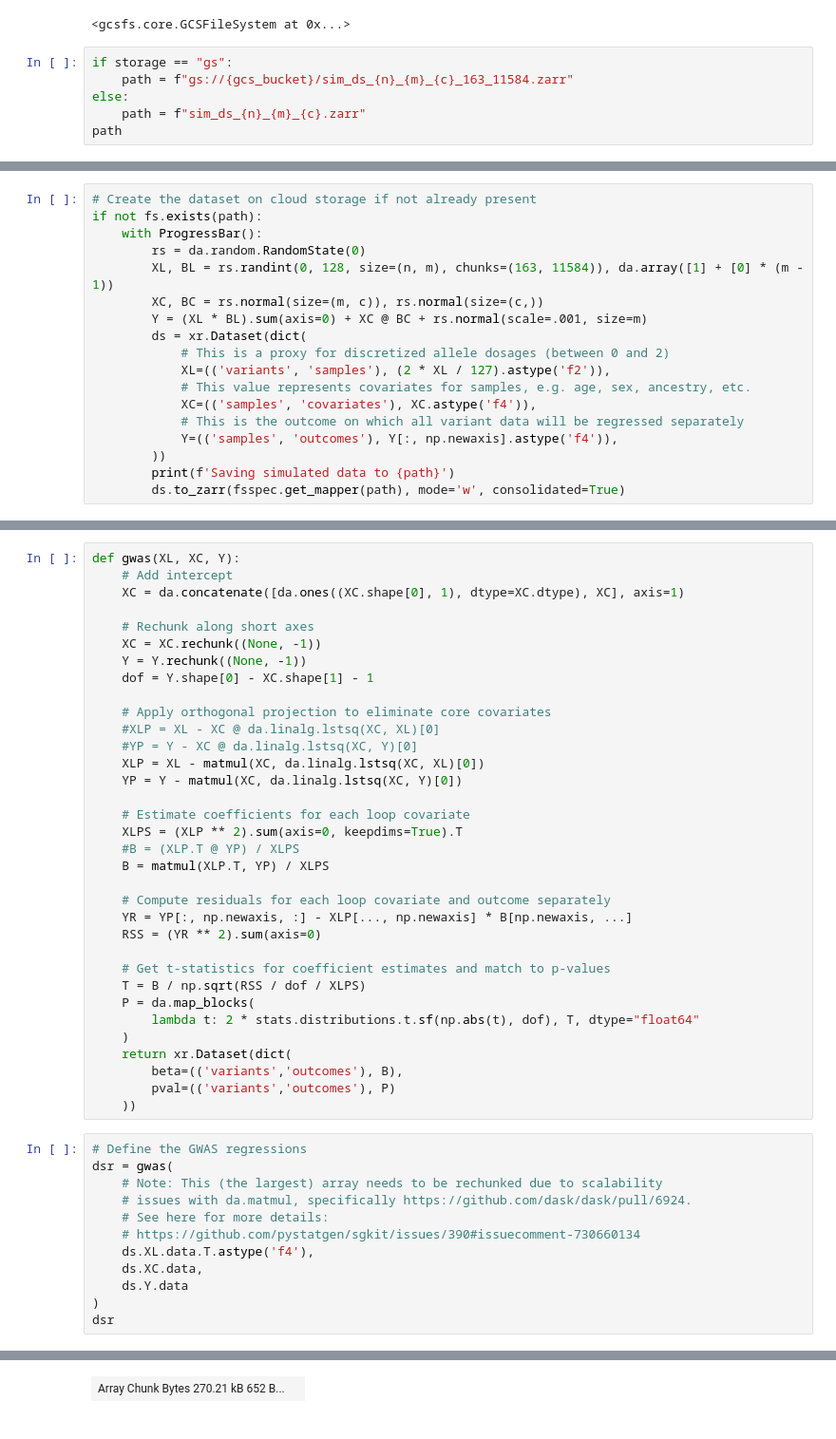
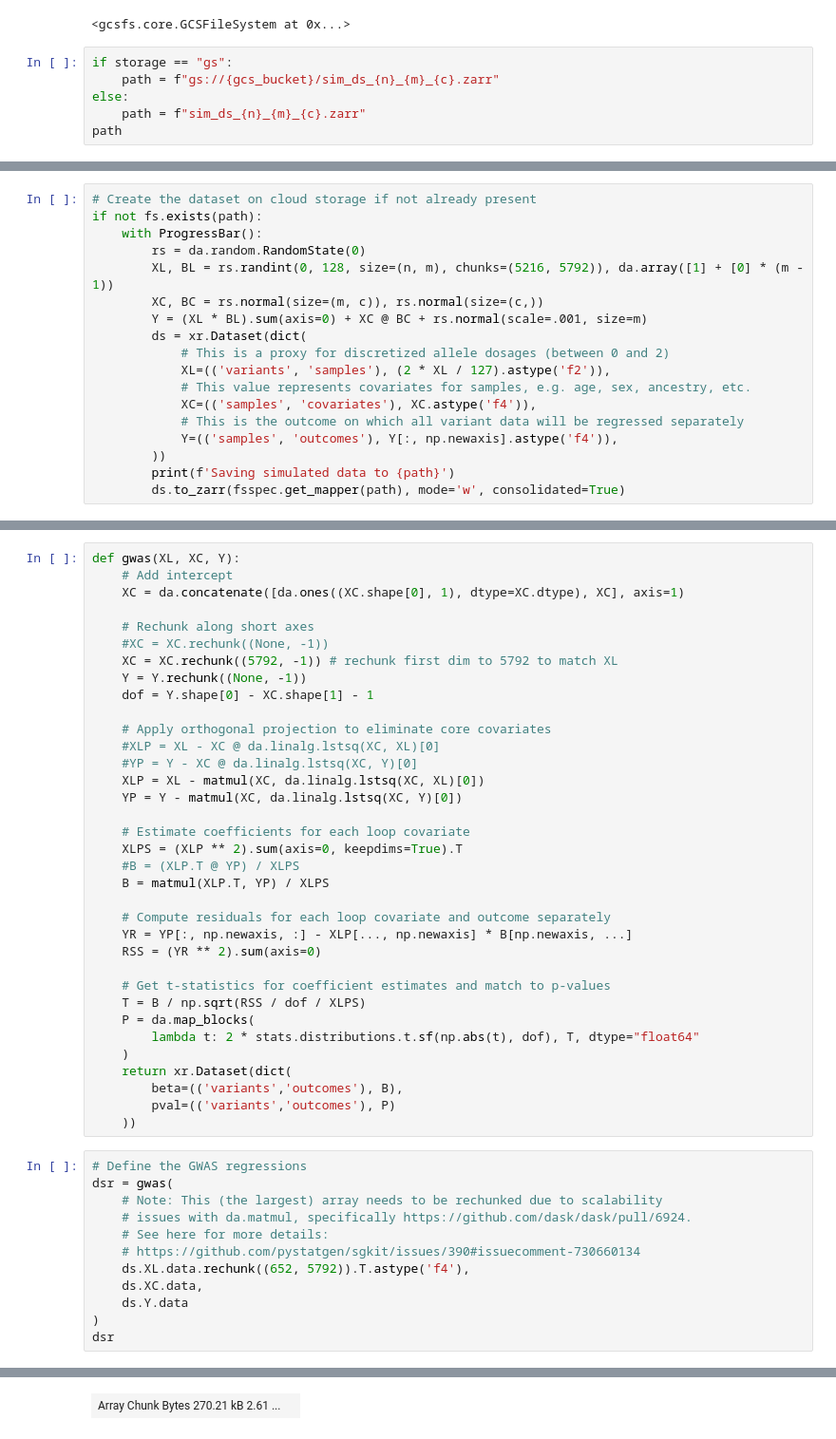
Before and after one commit to tomwhite/gwas-benchmark, a Jupyter notebook: gwas_simulation.ipynb, the cells around one changed output, grey strips where cells are left out. Shown at 95% size. Drawn from its saved outputs; the diff is of its cells as text.

Commit message:
Get decent performance on 8x by using 16 node cluster, and rechunking XC in first dim.

```diff
--- a/gwas_simulation.ipynb
+++ b/gwas_simulation.ipynb
@@ -41,7 +41,7 @@ fs
 <gcsfs.core.GCSFileSystem at 0x...>
 # %%
 if storage == "gs":
-    path = f"gs://{gcs_bucket}/sim_ds_{n}_{m}_{c}_163_11584.zarr"
+    path = f"gs://{gcs_bucket}/sim_ds_{n}_{m}_{c}.zarr"
 else:
     path = f"sim_ds_{n}_{m}_{c}.zarr"
 path
@@ -60,7 +60,7 @@ output_path
 if not fs.exists(path):
     with ProgressBar():
         rs = da.random.RandomState(0)
-        XL, BL = rs.randint(0, 128, size=(n, m), chunks=(163, 11584)), da.array([1] + [0] * (m - 1))
+        XL, BL = rs.randint(0, 128, size=(n, m), chunks=(5216, 5792)), da.array([1] + [0] * (m - 1))
         XC, BC = rs.normal(size=(m, c)), rs.normal(size=(c,))
         Y = (XL * BL).sum(axis=0) + XC @ BC + rs.normal(scale=.001, size=m)
         ds = xr.Dataset(dict(
@@ -110,7 +110,8 @@ def gwas(XL, XC, Y):
     XC = da.concatenate([da.ones((XC.shape[0], 1), dtype=XC.dtype), XC], axis=1)
 
     # Rechunk along short axes
-    XC = XC.rechunk((None, -1))
+    #XC = XC.rechunk((None, -1))
+    XC = XC.rechunk((5792, -1)) # rechunk first dim to 5792 to match XL
     Y = Y.rechunk((None, -1))
     dof = Y.shape[0] - XC.shape[1] - 1
 
@@ -145,7 +146,7 @@ dsr = gwas(
     # issues with da.matmul, specifically https://github.com/dask/dask/pull/6924.
     # See here for more details:
     # https://github.com/pystatgen/sgkit/issues/390#issuecomment-730660134
-    ds.XL.data.T.astype('f4'),
+    ds.XL.data.rechunk((652, 5792)).T.astype('f4'),
     ds.XC.data,
     ds.Y.data
 )
@@ -165,4 +166,4 @@ dask.array<chunksize=(163, 1), meta=np.ndarray>
-| Array Chunk Bytes 270.21 kB 652 B... |  |
+| Array Chunk Bytes 270.21 kB 2.61 ... |  |
 pval
 (variants, outcomes)
 float64
```
Also changed, not shown: parts of 7 cells of this notebook, 1 other file.
